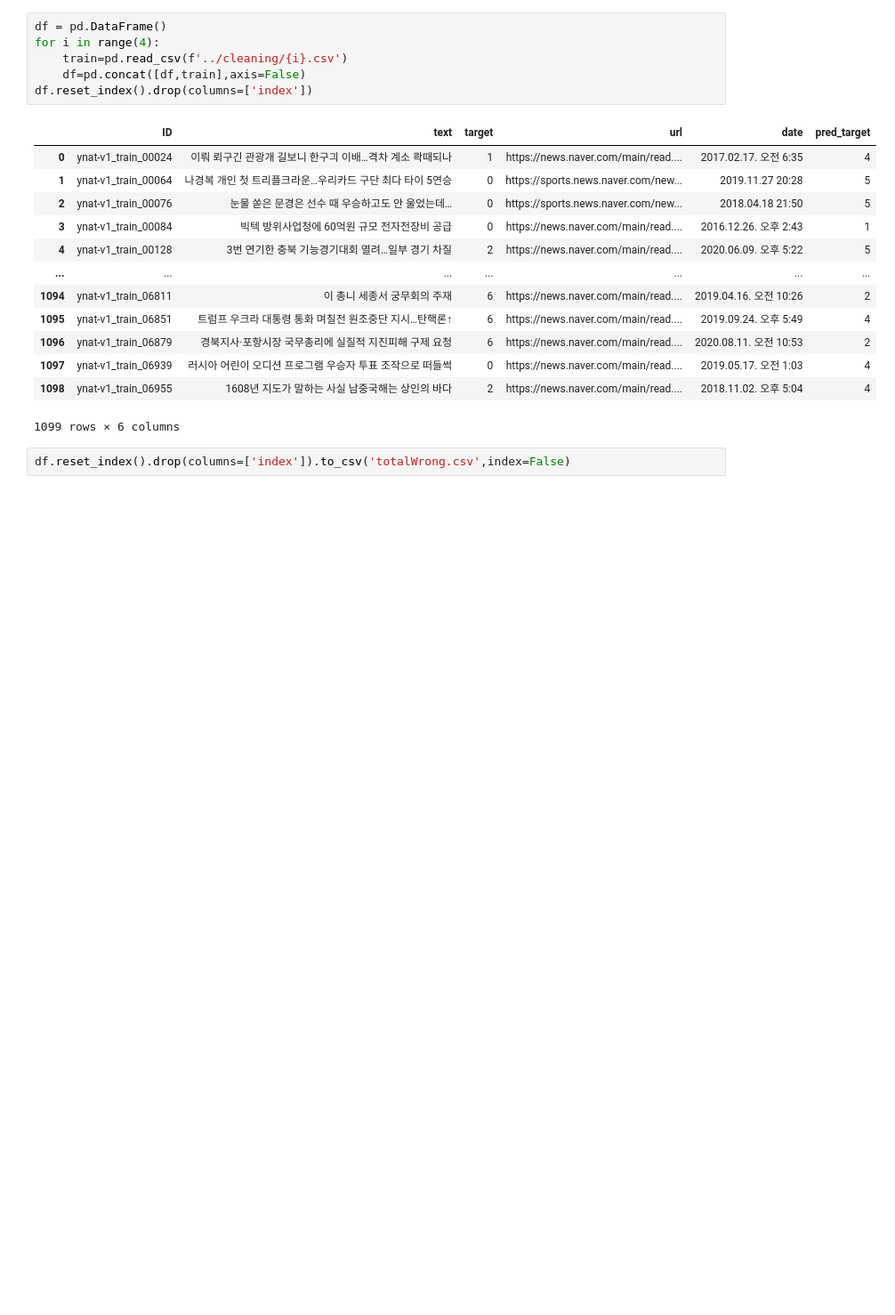
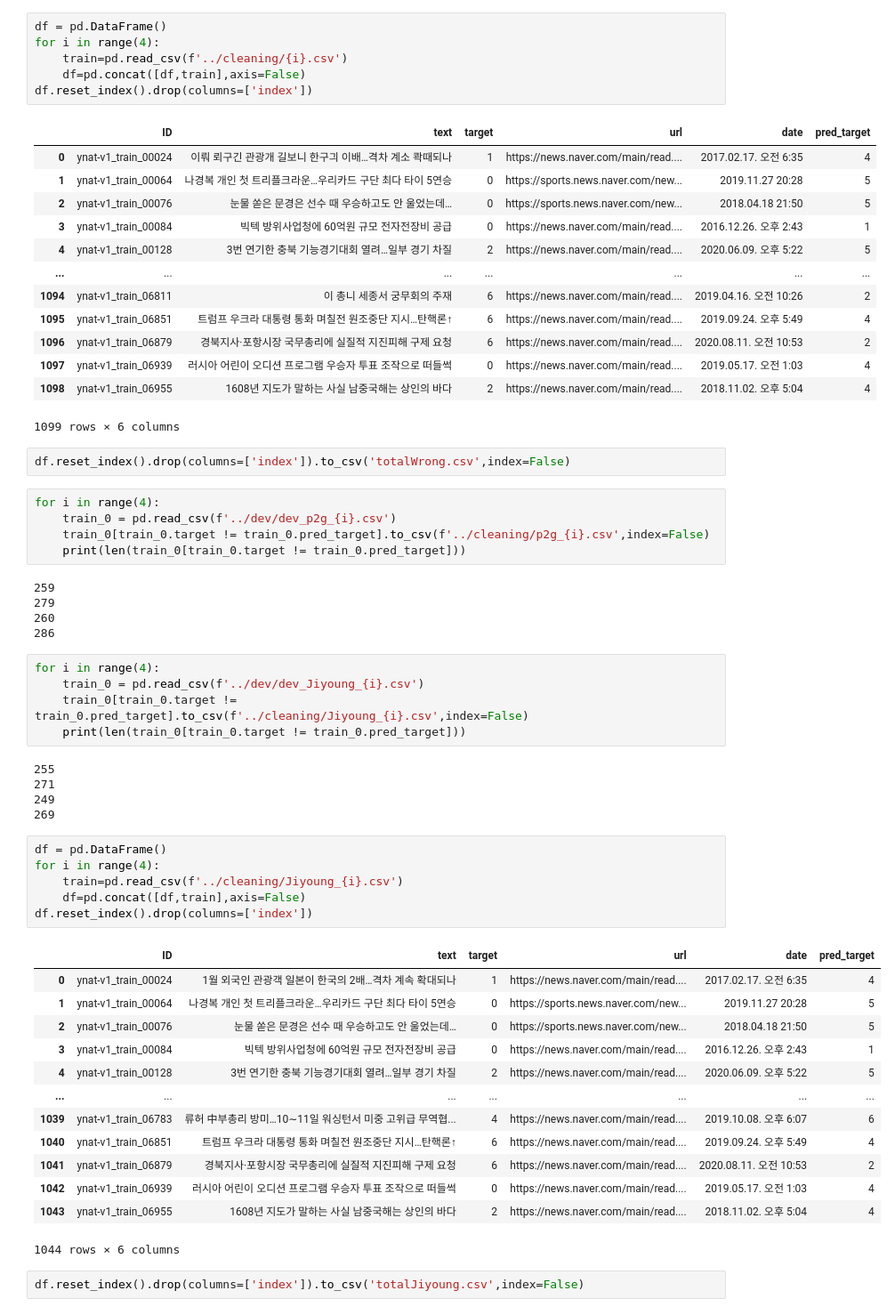
Before and after one commit to SangGank/bc_project3, a Jupyter notebook: analysis/cleaning.ipynb, the cells around one changed output. Shown at 89% size. Drawn from its saved outputs; the diff is of its cells as text; blank space fills up the shorter version.

```diff
--- a/analysis/cleaning.ipynb
+++ b/analysis/cleaning.ipynb
@@ -32,3 +33,45 @@ df.reset_index().drop(columns=['index'])
 1099 rows × 6 columns
 # %%
 df.reset_index().drop(columns=['index']).to_csv('totalWrong.csv',index=False)
+# %%
+for i in range(4):
+    train_0 = pd.read_csv(f'../dev/dev_p2g_{i}.csv')
+    train_0[train_0.target != train_0.pred_target].to_csv(f'../cleaning/p2g_{i}.csv',index=False)
+    print(len(train_0[train_0.target != train_0.pred_target]))
+# %% [output]
+259
+279
+260
+286
+# %%
+for i in range(4):
+    train_0 = pd.read_csv(f'../dev/dev_Jiyoung_{i}.csv')
+    train_0[train_0.target != train_0.pred_target].to_csv(f'../cleaning/Jiyoung_{i}.csv',index=False)
+    print(len(train_0[train_0.target != train_0.pred_target]))
+# %% [output]
+255
+271
+249
+269
+# %%
+df = pd.DataFrame()
+for i in range(4):
+    train=pd.read_csv(f'../cleaning/Jiyoung_{i}.csv')
+    df=pd.concat([df,train],axis=False)
+df.reset_index().drop(columns=['index'])
+# %% [output]
+|  | ID | text | target | url | date | pred_target |
+| 0 | ynat-v1_train_00024 | 1월 외국인 관광객 일본이 한국의 2배…격차 계속 확대되나 | 1 | https://news.naver.com/main/read.... | 2017.02.17. 오전 6:35 | 4 |
+| 1 | ynat-v1_train_00064 | 나경복 개인 첫 트리플크라운…우리카드 구단 최다 타이 5연승 | 0 | https://sports.news.naver.com/new... | 2019.11.27 20:28 | 5 |
+| 2 | ynat-v1_train_00076 | 눈물 쏟은 문경은 선수 때 우승하고도 안 울었는데… | 0 | https://sports.news.naver.com/new... | 2018.04.18 21:50 | 5 |
+| 3 | ynat-v1_train_00084 | 빅텍 방위사업청에 60억원 규모 전자전장비 공급 | 0 | https://news.naver.com/main/read.... | 2016.12.26. 오후 2:43 | 1 |
+| 4 | ynat-v1_train_00128 | 3번 연기한 충북 기능경기대회 열려…일부 경기 차질 | 2 | https://news.naver.com/main/read.... | 2020.06.09. 오후 5:22 | 5 |
+| ... | ... | ... | ... | ... | ... | ... |
+| 1039 | ynat-v1_train_06783 | 류허 中부총리 방미…10∼11일 워싱턴서 미중 고위급 무역협... | 4 | https://news.naver.com/main/read.... | 2019.10.08. 오후 6:07 | 6 |
+| 1040 | ynat-v1_train_06851 | 트럼프 우크라 대통령 통화 며칠전 원조중단 지시…탄핵론↑ | 6 | https://news.naver.com/main/read.... | 2019.09.24. 오후 5:49 | 4 |
+| 1041 | ynat-v1_train_06879 | 경북지사·포항시장 국무총리에 실질적 지진피해 구제 요청 | 6 | https://news.naver.com/main/read.... | 2020.08.11. 오전 10:53 | 2 |
+| 1042 | ynat-v1_train_06939 | 러시아 어린이 오디션 프로그램 우승자 투표 조작으로 떠들썩 | 0 | https://news.naver.com/main/read.... | 2019.05.17. 오전 1:03 | 4 |
+| 1043 | ynat-v1_train_06955 | 1608년 지도가 말하는 사실 남중국해는 상인의 바다 | 2 | https://news.naver.com/main/read.... | 2018.11.02. 오후 5:04 | 4 |
+1044 rows × 6 columns
+# %%
+df.reset_index().drop(columns=['index']).to_csv('totalJiyoung.csv',index=False)
```
Also changed, not shown: parts of 22 cells of this notebook, 3 other files.
